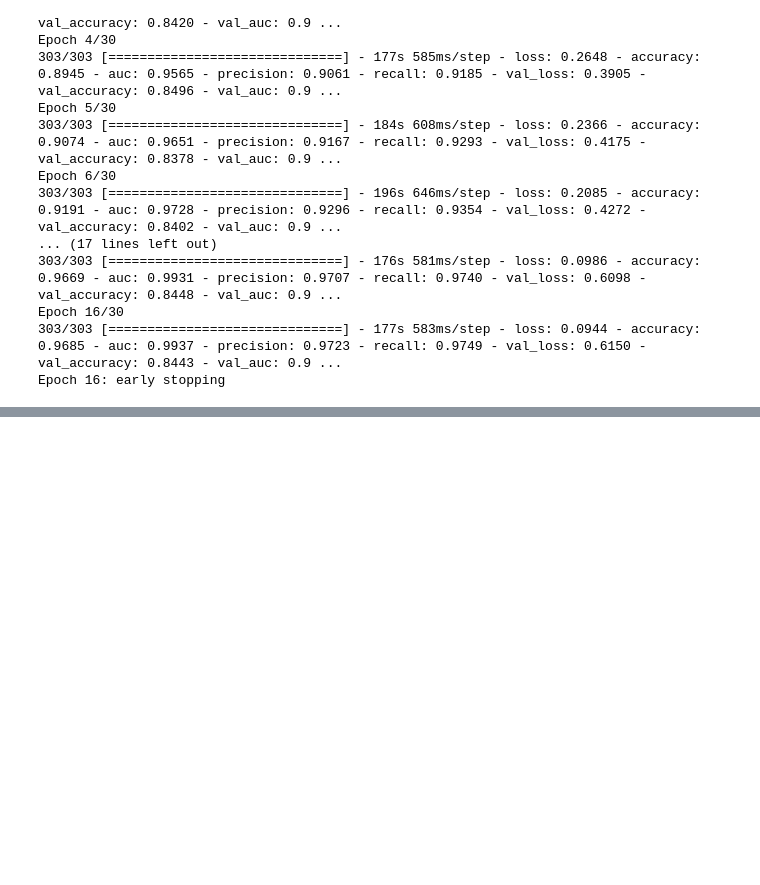
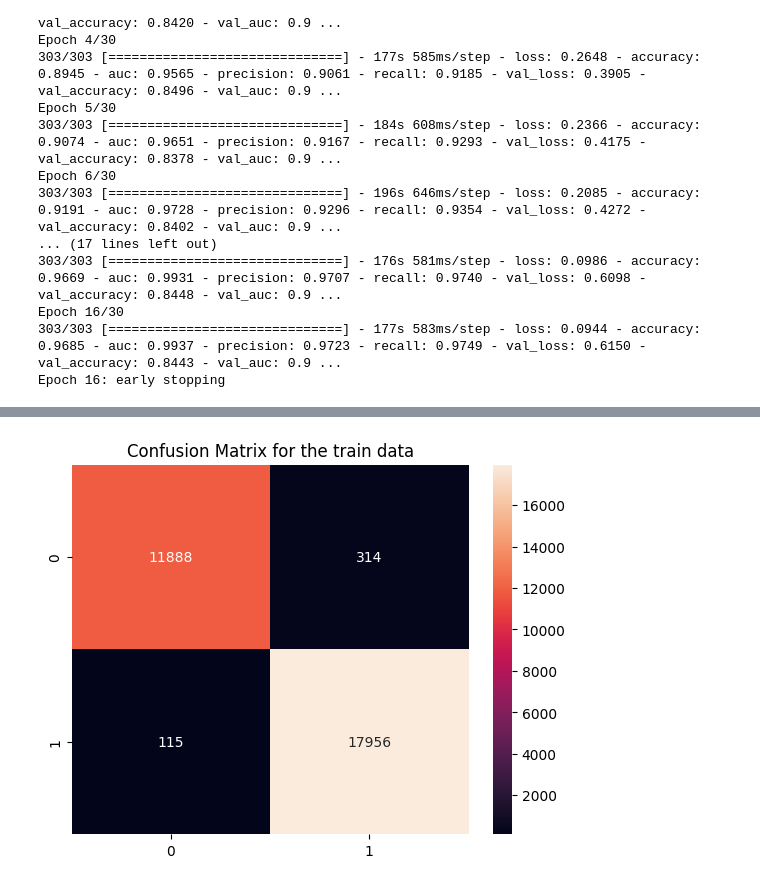
Before and after one commit to fadygamil12/Fake-image-detector, a Jupyter notebook: Model fitting.ipynb, the cells around one changed output, grey strips where cells are left out. Drawn from its saved outputs; the diff is of its cells as text; code cells hidden in the pictures; blank space fills up the shorter version.

```diff
--- a/Model fitting.ipynb
+++ b/Model fitting.ipynb
@@ -135,0 +159,12 @@ plt.show()
+# %%
+def make_cf(data):
+    data_pred = model.predict(data)
+    for x in data_pred:
+        if x[0] >= 0.5:
+            x[0] = 1
+        else:
+            x[0] = 0
+    cf = confusion_matrix(Y_train , y_train_pred)
+    return cf
+# %%
+cf_train = make_cf(X_train)
@@ -135,0 +173,4 @@ plt.show()
+# %%
+ax = sns.heatmap(cf_train, annot=True, fmt='d' ).set(title="Confusion Matrix for the train data")
+# %% [output]
+[figure, added]
```
Also changed, not shown: parts of 26 cells of this notebook, 1 other file.
